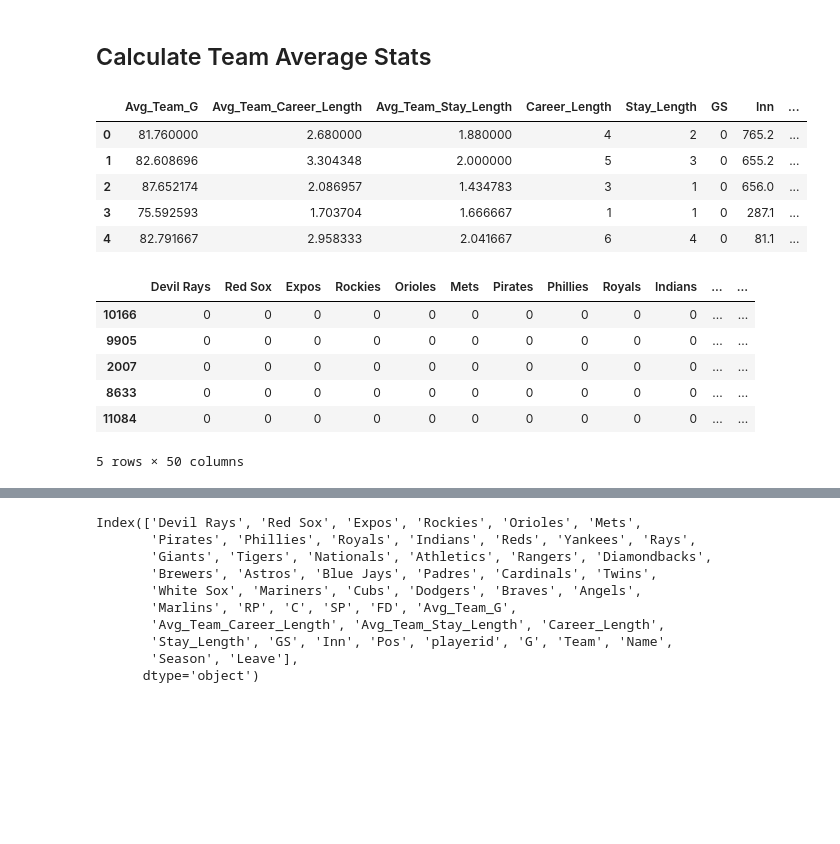
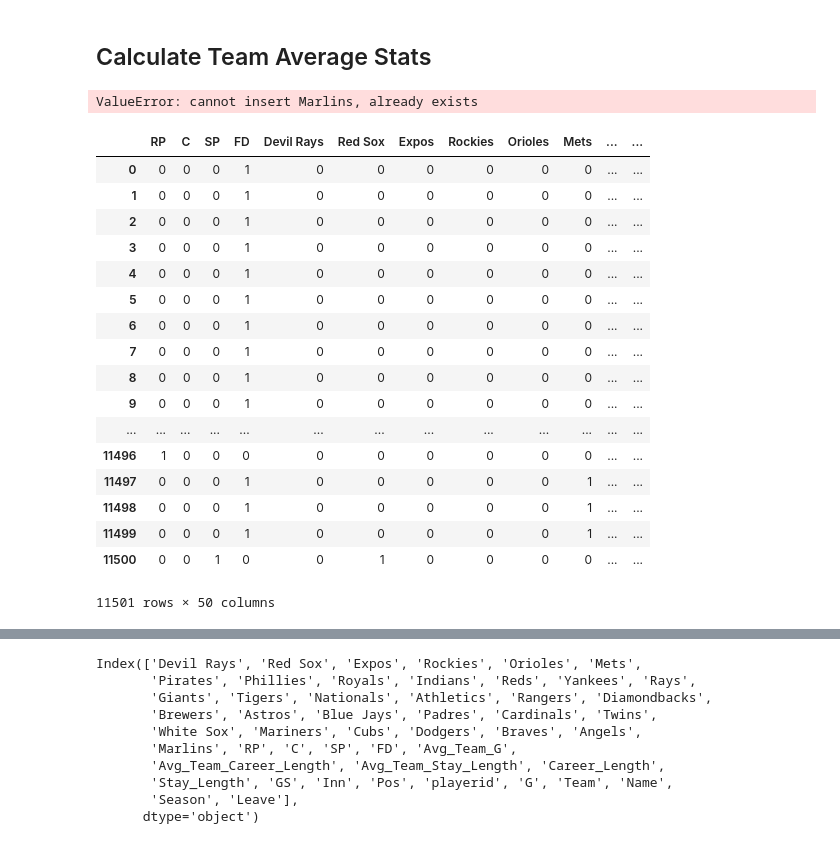
Before and after one commit to mtmoncur/baseball_data, a Jupyter notebook: Basic Model.ipynb, the cells around one changed output, grey strips where cells are left out. Cells and saved outputs as stored; diff of their text form; code cells hidden in the pictures; blank space fills up the shorter version.

```diff
--- a/Basic Model.ipynb
+++ b/Basic Model.ipynb
@@ -528,37 +528,41 @@ for team, season in by_team_season.groups:
     p.loc[team_season.index, 'Avg_Team_Stay_Length'] = team_season.Stay_Length.mean()
     p.loc[team_season.index, 'Avg_Team_Career_Length'] = team_season.Career_Length.mean()
     p.loc[team_season.index, 'Avg_Team_G'] = team_season.G.mean()
+# %%
+for col in ['P', 'SP', 'RP', 'FD', 'C']:
+    if col in p.columns:
+        p.drop(col, axis=1, inplace=True)
+
+#one-hot encode positions
+for position in p.Pos.unique():
+    p.insert(0, position, (p.Pos==position).apply(int))
+
+#one-hot encode teams
+for team in p.Team.unique():
+    p.insert(0, team, (p.Team==team).apply(int))
+# %% [output]
+ValueError: cannot insert Marlins, already exists
 # %%
-p.head()
+p
 # %% [output]
-|  | Avg_Team_G | Avg_Team_Career_Length | Avg_Team_Stay_Length | Career_Length | Stay_Length | GS | Inn | ... |
-| 0 | 81.760000 | 2.680000 | 1.880000 | 4 | 2 | 0 | 765.2 | ... |
-| 1 | 82.608696 | 3.304348 | 2.000000 | 5 | 3 | 0 | 655.2 | ... |
-| 2 | 87.652174 | 2.086957 | 1.434783 | 3 | 1 | 0 | 656.0 | ... |
-| 3 | 75.592593 | 1.703704 | 1.666667 | 1 | 1 | 0 | 287.1 | ... |
-| 4 | 82.791667 | 2.958333 | 2.041667 | 6 | 4 | 0 | 81.1 | ... |
+|  | RP | C | SP | FD | Devil Rays | Red Sox | Expos | Rockies | Orioles | Mets | ... | ... |
+| 0 | 0 | 0 | 0 | 1 | 0 | 0 | 0 | 0 | 0 | 0 | ... | ... |
+| 1 | 0 | 0 | 0 | 1 | 0 | 0 | 0 | 0 | 0 | 0 | ... | ... |
+| 2 | 0 | 0 | 0 | 1 | 0 | 0 | 0 | 0 | 0 | 0 | ... | ... |
+| 3 | 0 | 0 | 0 | 1 | 0 | 0 | 0 | 0 | 0 | 0 | ... | ... |
+| 4 | 0 | 0 | 0 | 1 | 0 | 0 | 0 | 0 | 0 | 0 | ... | ... |
+| 5 | 0 | 0 | 0 | 1 | 0 | 0 | 0 | 0 | 0 | 0 | ... | ... |
+| 6 | 0 | 0 | 0 | 1 | 0 | 0 | 0 | 0 | 0 | 0 | ... | ... |
+| 7 | 0 | 0 | 0 | 1 | 0 | 0 | 0 | 0 | 0 | 0 | ... | ... |
+| 8 | 0 | 0 | 0 | 1 | 0 | 0 | 0 | 0 | 0 | 0 | ... | ... |
+| 9 | 0 | 0 | 0 | 1 | 0 | 0 | 0 | 0 | 0 | 0 | ... | ... |
+| ... | ... | ... | ... | ... | ... | ... | ... | ... | ... | ... | ... | ... |
+| 11496 | 1 | 0 | 0 | 0 | 0 | 0 | 0 | 0 | 0 | 0 | ... | ... |
+| 11497 | 0 | 0 | 0 | 1 | 0 | 0 | 0 | 0 | 0 | 1 | ... | ... |
+| 11498 | 0 | 0 | 0 | 1 | 0 | 0 | 0 | 0 | 0 | 1 | ... | ... |
+| 11499 | 0 | 0 | 0 | 1 | 0 | 0 | 0 | 0 | 0 | 1 | ... | ... |
+| 11500 | 0 | 0 | 1 | 0 | 0 | 1 | 0 | 0 | 0 | 0 | ... | ... |
+11501 rows × 50 columns
-# %%
-for col in ['P', 'SP', 'RP', 'FD', 'C']:
-    if col in p.columns:
-        p.drop(col, axis=1, inplace=True)
-
-#one-hot encode positions
-for position in p.Pos.unique():
-    p.insert(0, position, (p.Pos==position).apply(int))
-
-#one-hot encode teams
-for team in p.Team.unique():
-    p.insert(0, team, (p.Team==team).apply(int))
-
-p.sample(5)
-# %% [output]
-|  | Devil Rays | Red Sox | Expos | Rockies | Orioles | Mets | Pirates | Phillies | Royals | Indians | ... | ... |
-| 10166 | 0 | 0 | 0 | 0 | 0 | 0 | 0 | 0 | 0 | 0 | ... | ... |
-| 9905 | 0 | 0 | 0 | 0 | 0 | 0 | 0 | 0 | 0 | 0 | ... | ... |
-| 2007 | 0 | 0 | 0 | 0 | 0 | 0 | 0 | 0 | 0 | 0 | ... | ... |
-| 8633 | 0 | 0 | 0 | 0 | 0 | 0 | 0 | 0 | 0 | 0 | ... | ... |
-| 11084 | 0 | 0 | 0 | 0 | 0 | 0 | 0 | 0 | 0 | 0 | ... | ... |
-5 rows × 50 columns
 # %%
 data = pd.read_csv('hayden_cleaned_data.csv', index_col=0)
 data.drop([i for i in data.columns if i in data.target.unique()], axis=1).sort_values(by=['playerid', 'Season'])
```
Also changed, not shown: parts of 25 cells of this notebook.
